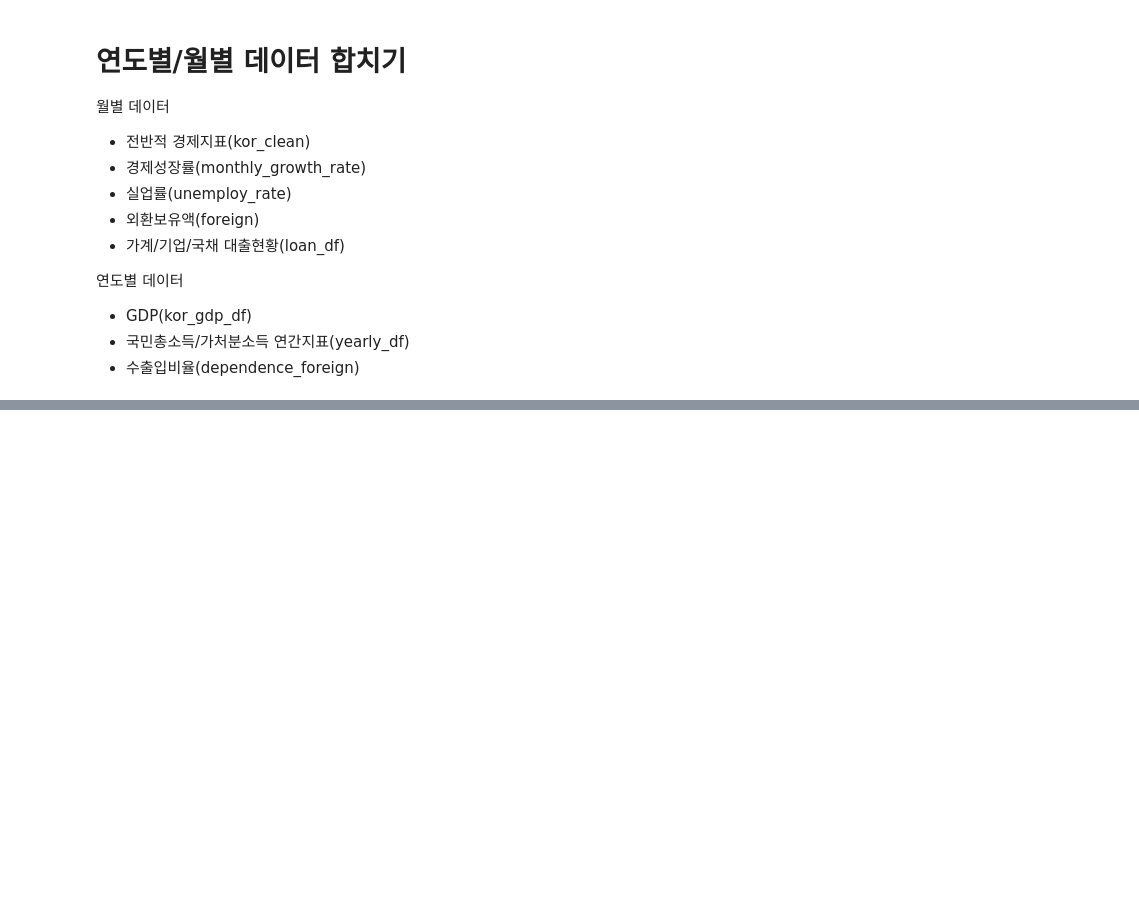
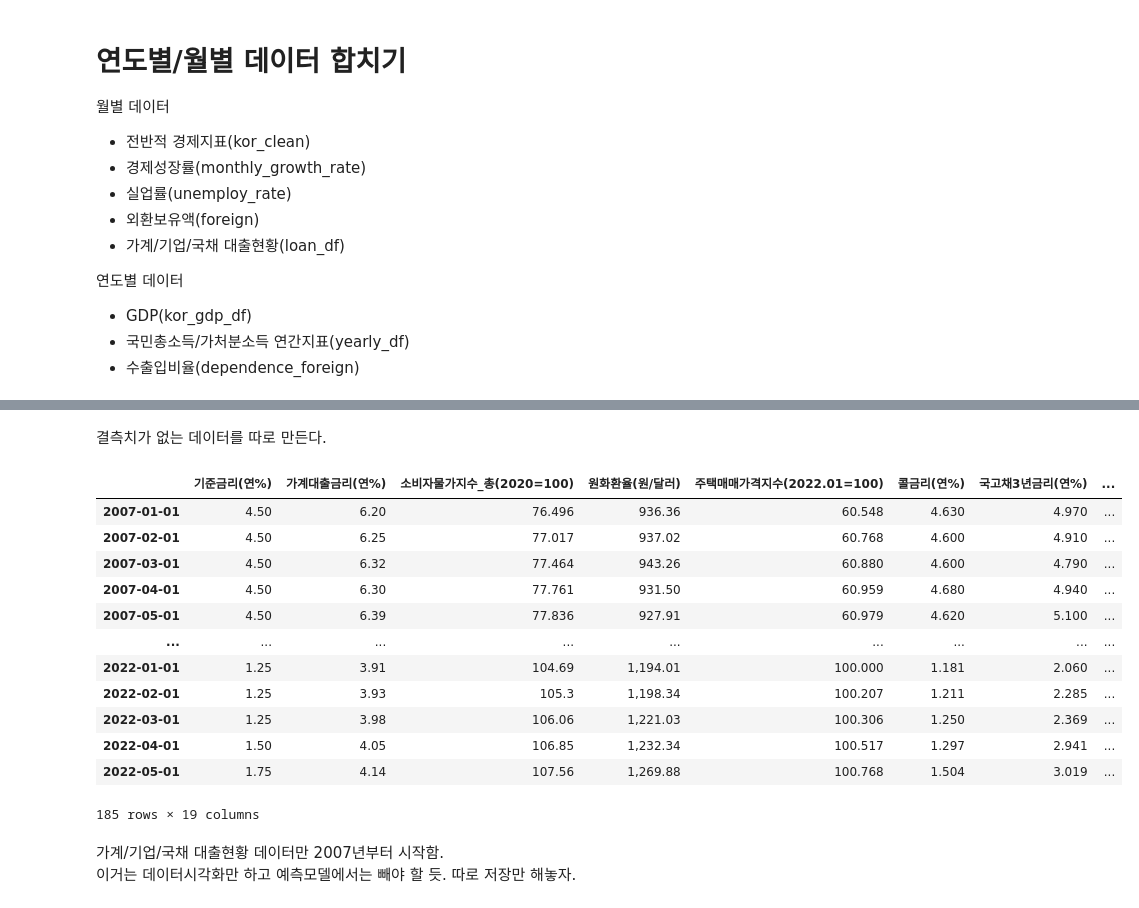
Before and after one commit to nan-park/section2_project, a Jupyter notebook: kor_data_preprocessing.ipynb, the cells around one changed output, grey strips where cells are left out. Drawn from its saved outputs; the diff is of its cells as text; code cells hidden in the pictures; blank space fills up the shorter version.

```diff
--- a/kor_data_preprocessing.ipynb
+++ b/kor_data_preprocessing.ipynb
@@ -614,6 +614,9 @@ Data columns (total 5 columns):
  4   외환보유액_예치금및유가증권(천달러)  620 non-null    float64
 dtypes: float64(5)
 memory usage: 29.1+ KB
+# %%
+# to_datetime
+foreign.index = pd.to_datetime(foreign.index)
 # %% [markdown]
 월별 데이터와 합칠 때, 단위를 조심해야 함.<br>
 또 기존 데이터에 외환보유액(외환) 데이터가 이미 있기 때문에 드랍하고 합쳐야 할 듯하다.
@@ -726,0 +733,3 @@ dependence_foreign.head()
+# %%
+monthly_data = pd.concat([kor_clean, monthly_growth_rate, unemploy_rate, foreign, loan_df], axis=1, join='outer') # outer join
+monthly_data.head()
@@ -726,0 +745,4 @@ dependence_foreign.head()
+# %%
+# 중복컬럼 제거
+monthly_data.drop('외환보유액', axis=1, inplace=True)
+monthly_data.head()
@@ -726,0 +756,2 @@ dependence_foreign.head()
+# %%
+monthly_data.rename(columns={'기준금리':'기준금리(연%)', '가계대출금리':'가계대출금리(연%)', '소비자물가지수_총':'소비자물가지수_총(2020=100)', '주택매매가격지수':'주택매매가격지수(2022.01=100)', '무담보콜금리':'콜금리(연%)', '국고채(3년)금리':'국고채3년금리(연%)'}, inplace=True);
@@ -726,0 +767,21 @@ dependence_foreign.head()
+# %% [markdown]
+결측치가 없는 데이터를 따로 만든다.
+# %%
+monthly_data[monthly_data.isna().sum(axis=1)==0]
+# %% [output]
+|  | 기준금리(연%) | 가계대출금리(연%) | 소비자물가지수_총(2020=100) | 원화환율(원/달러) | 주택매매가격지수(2022.01=100) | 콜금리(연%) | 국고채3년금리(연%) | ... |
+| 2007-01-01 | 4.50 | 6.20 | 76.496 | 936.36 | 60.548 | 4.630 | 4.970 | ... |
+| 2007-02-01 | 4.50 | 6.25 | 77.017 | 937.02 | 60.768 | 4.600 | 4.910 | ... |
+| 2007-03-01 | 4.50 | 6.32 | 77.464 | 943.26 | 60.880 | 4.600 | 4.790 | ... |
+| 2007-04-01 | 4.50 | 6.30 | 77.761 | 931.50 | 60.959 | 4.680 | 4.940 | ... |
+| 2007-05-01 | 4.50 | 6.39 | 77.836 | 927.91 | 60.979 | 4.620 | 5.100 | ... |
+| ... | ... | ... | ... | ... | ... | ... | ... | ... |
+| 2022-01-01 | 1.25 | 3.91 | 104.69 | 1,194.01 | 100.000 | 1.181 | 2.060 | ... |
+| 2022-02-01 | 1.25 | 3.93 | 105.3 | 1,198.34 | 100.207 | 1.211 | 2.285 | ... |
+| 2022-03-01 | 1.25 | 3.98 | 106.06 | 1,221.03 | 100.306 | 1.250 | 2.369 | ... |
+| 2022-04-01 | 1.50 | 4.05 | 106.85 | 1,232.34 | 100.517 | 1.297 | 2.941 | ... |
+| 2022-05-01 | 1.75 | 4.14 | 107.56 | 1,269.88 | 100.768 | 1.504 | 3.019 | ... |
+185 rows × 19 columns
+# %% [markdown]
+가계/기업/국채 대출현황 데이터만 2007년부터 시작함.<br>
+이거는 데이터시각화만 하고 예측모델에서는 빼야 할 듯. 따로 저장만 해놓자.
```
Also changed, not shown: parts of 5 cells of this notebook.
